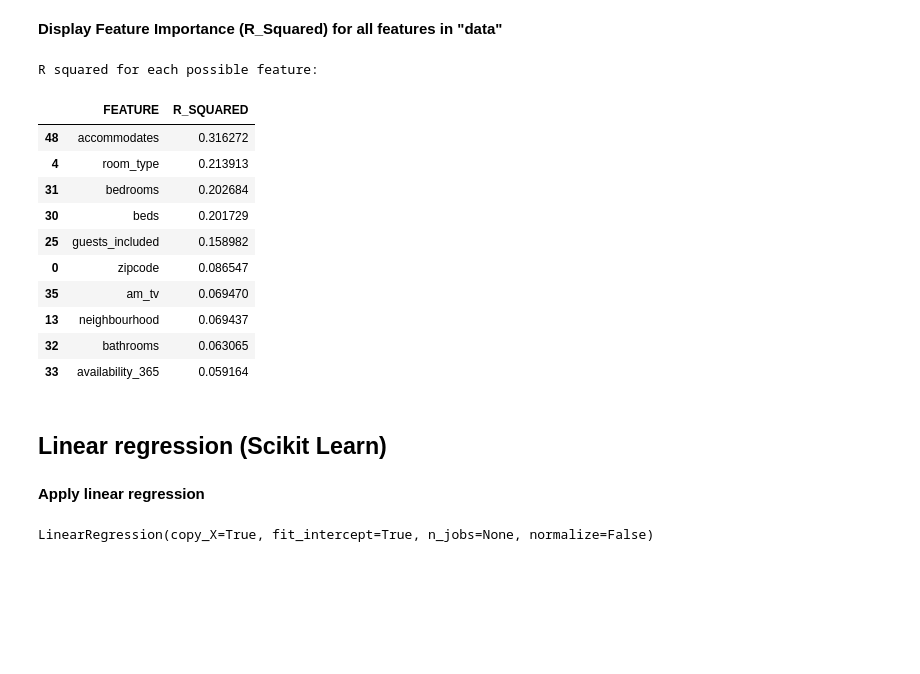
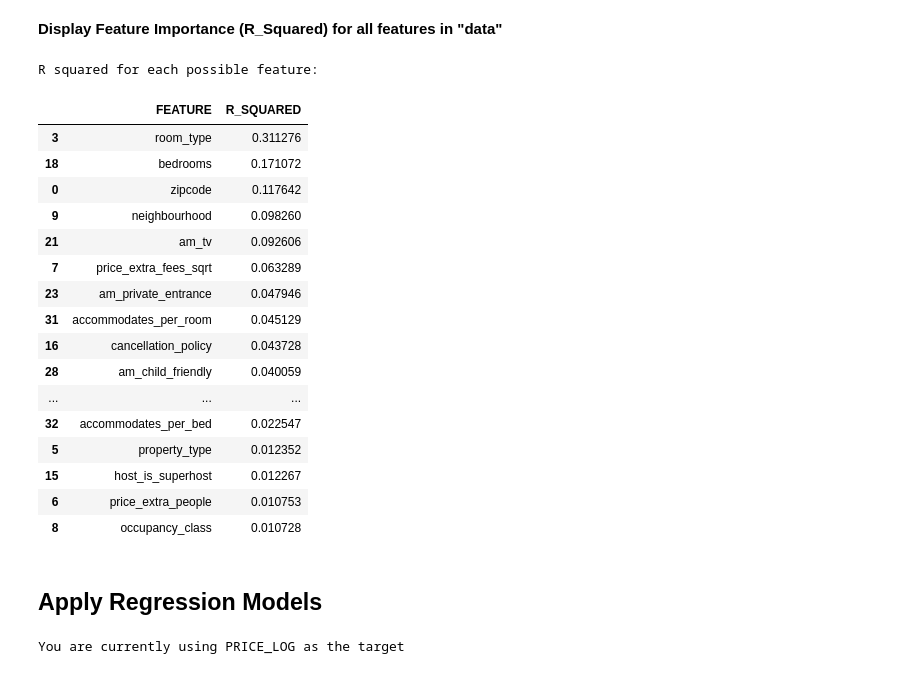
Before and after one commit to Rurbinasal/AIRBNB-Berlin-Listing-Price-Indicator, a Jupyter notebook: 4_Airbnb_Predictive_Modeling.ipynb, the cells around one changed output. Cells and saved outputs as stored; diff of their text form; code cells hidden in the pictures; blank space fills up the shorter version.

```diff
--- a/4_Airbnb_Predictive_Modeling.ipynb
+++ b/4_Airbnb_Predictive_Modeling.ipynb
@@ -68,4 +70 @@ cat_features
-# %%
-# TEMP: Removing all with price >$500
-data = data[data.price <= 500]
 # %%
@@ -279,35 +488,39 @@ explanatory_vars = [e for e in explanatory_vars]
 # %%
 # Output Top 10 sorted R_Squared among possible features
 feat_imp_ols = pd.DataFrame([["baseline", 0.0]])
 print('R squared for each possible feature:' )
 for explanatory_var in explanatory_vars:
-    model = 'price ~ {:}'.format(explanatory_var)
+    model = '{target} ~ {feature}'.format(target=target, feature=explanatory_var)
     rs = smf.ols(formula=model, data=data).fit().rsquared
     new_row = pd.DataFrame([[model.split(" ~ ")[-1], rs]])
     feat_imp_ols = pd.concat([new_row, feat_imp_ols], ignore_index=True)
 feat_imp_ols.columns = ["FEATURE", "R_SQUARED"]
 feat_imp_ols.sort_values(by=["R_SQUARED"], axis=0, ascending=False, inplace=True)
-feat_imp_ols.head(10)
+feat_imp_ols.head(20)
 # %% [output]
 R squared for each possible feature:
 |  | FEATURE | R_SQUARED |
-| 48 | accommodates | 0.316272 |
-| 4 | room_type | 0.213913 |
-| 31 | bedrooms | 0.202684 |
-| 30 | beds | 0.201729 |
-| 25 | guests_included | 0.158982 |
-| 0 | zipcode | 0.086547 |
-| 35 | am_tv | 0.069470 |
-| 13 | neighbourhood | 0.069437 |
-| 32 | bathrooms | 0.063065 |
-| 33 | availability_365 | 0.059164 |
+| 3 | room_type | 0.311276 |
+| 18 | bedrooms | 0.171072 |
+| 0 | zipcode | 0.117642 |
+| 9 | neighbourhood | 0.098260 |
+| 21 | am_tv | 0.092606 |
+| 7 | price_extra_fees_sqrt | 0.063289 |
+| 23 | am_private_entrance | 0.047946 |
+| 31 | accommodates_per_room | 0.045129 |
+| 16 | cancellation_policy | 0.043728 |
+| 28 | am_child_friendly | 0.040059 |
+| ... | ... | ... |
+| 32 | accommodates_per_bed | 0.022547 |
+| 5 | property_type | 0.012352 |
+| 15 | host_is_superhost | 0.012267 |
+| 6 | price_extra_people | 0.010753 |
+| 8 | occupancy_class | 0.010728 |
-# %% [markdown]
-## Linear regression (Scikit Learn)
 # %% [markdown]
-**Apply linear regression**
+## Apply Regression Models
-# %%
-# Initiate and fit model
-reg_lr = LinearRegression()
-reg_lr.fit(X_train_prep, y_train)
-# %% [output]
-LinearRegression(copy_X=True, fit_intercept=True, n_jobs=None, normalize=False)
+# %%
+# Print current setting for TARGET
+target_upper = target.upper()
+print("You are currently using " + f"\033[1m{target_upper}\033[0m" + " as the target")
+# %% [output]
+You are currently using PRICE_LOG as the target
```
Also changed, not shown: parts of 83 cells of this notebook, 5 other files.
